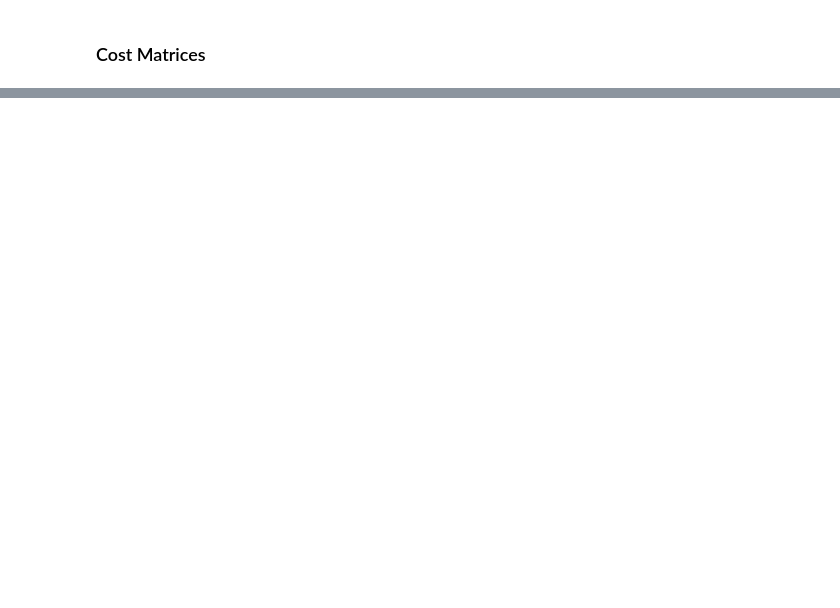
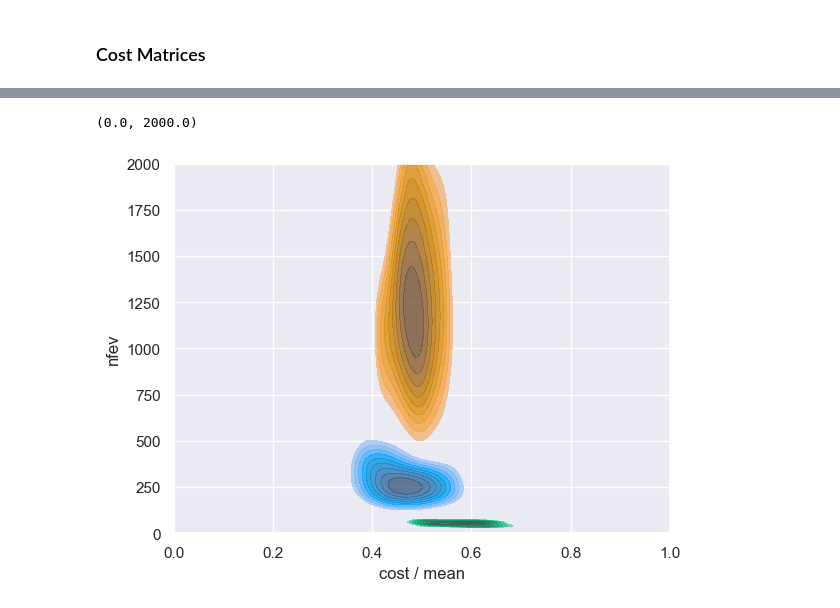
Before and after one commit to Batmaev/qua, a Jupyter notebook: Classical/annealing.ipynb, the cells around one changed output, grey strips where cells are left out. Cells and saved outputs as stored; diff of their text form; code cells hidden in the pictures; blank space fills up the shorter version.

```diff
--- a/Classical/annealing.ipynb
+++ b/Classical/annealing.ipynb
@@ -157,0 +324,16 @@ ann10 = extensively_test_classical_method(cost_matrix_10, solve_tsp_simulated_an
+# %%
+ann8 = extensively_test_classical_method(cost_matrix_8, solve_tsp_simulated_annealing, 1000)
+calculate_statistics(ann8, 8, brute8);
+# %%
+ls8 = extensively_test_classical_method(cost_matrix_8, solve_tsp_local_search, 1000)
+calculate_statistics(ls8, 8, brute8);
+# %%
+sns.kdeplot(data = qs[qs['n_towns'] == 8], x = 'cost / mean', y = 'nfev', fill = True, thresh = 0.5, alpha = 0.8)
+sns.kdeplot(data = ann8, x = 'cost / mean', y = 'nfev', fill = True, thresh = 0.5, alpha = 0.8)
+sns.kdeplot(data = ls8, x = 'cost / mean', y = 'nfev', fill = True, thresh = 0.5, alpha = 0.8)
+plt.gca().set_xlim(0, 1)
+plt.gca().set_ylim(0, 2000)
+#plt.savefig('./blobs.pdf', bbox_inches = 'tight')
+# %% [output]
+(0.0, 2000.0)
+[figure, added]
```
Also changed, not shown: parts of 45 cells of this notebook, 3 other files.
